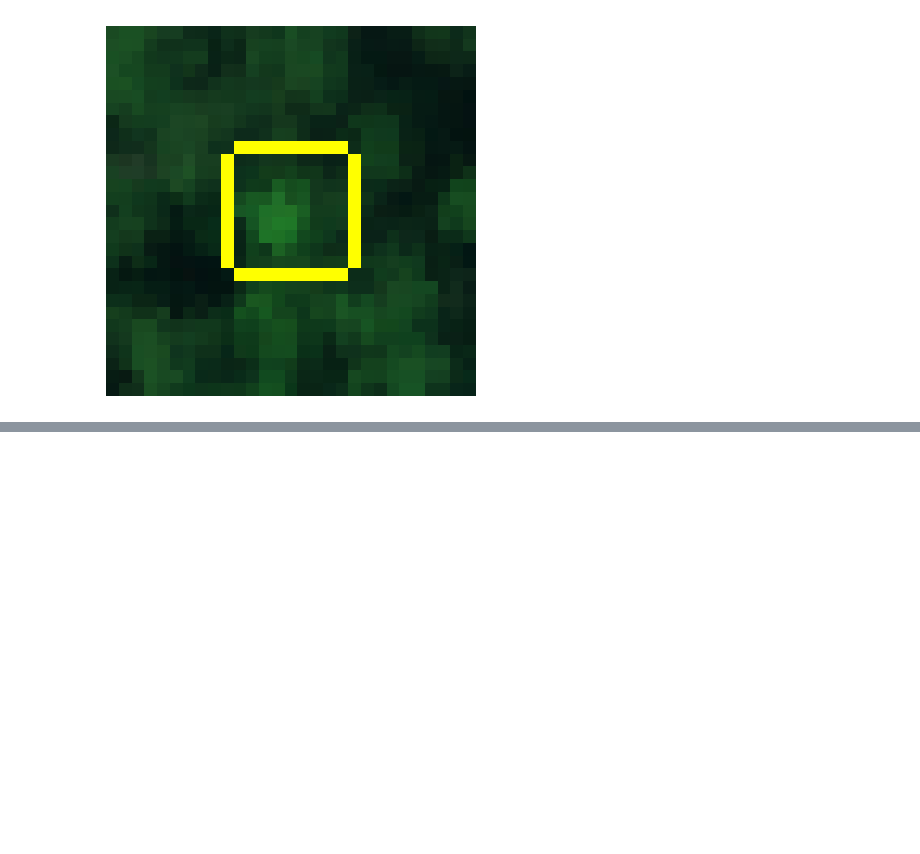
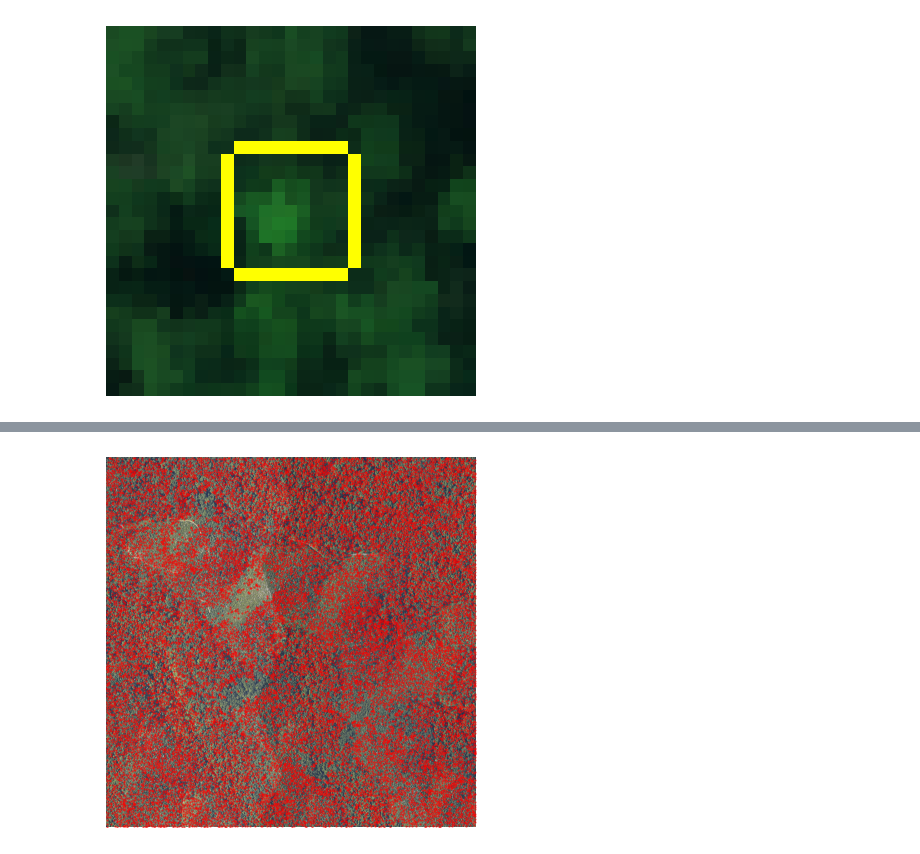
Before and after one commit to Kenneth-Mitchell/HMC-Thesis, a Jupyter notebook: scripts/figures.ipynb, the cells around one changed output, grey strips where cells are left out. Cells and saved outputs as stored; diff of their text form; code cells hidden in the pictures; blank space fills up the shorter version.

Commit message:
added some figure genreawtion and predict novel pheno

```diff
--- a/scripts/figures.ipynb
+++ b/scripts/figures.ipynb
@@ -431,0 +449,19 @@ Clipping input data to the valid range for imshow with RGB data ([0..1] for floa
+# %%
+sample_image_path = "/mnt/c/Users/kmitchell/Documents/GitHub/Thesis/input_data/rgb_test/2021_GRSM_5_275000_3951000_image.tif"
+phenogeo_csv = "/mnt/c/Users/kmitchell/Documents/GitHub/Thesis/temp_data/phenogeo.csv"
+from deepforest import main
+from deepforest import get_data
+from deepforest import utilities
+import matplotlib.pyplot as plt
+import rasterio
+import rasterio.features
+import rasterio.warp
+import os
+import pandas as pd
+from image import Image
+import numpy as np
+model = main.deepforest()
+model.use_release()
+
+img = Image(sample_image_path)
+df = pd.read_csv(phenogeo_csv)
@@ -431,0 +497,19 @@ Clipping input data to the valid range for imshow with RGB data ([0..1] for floa
+# %%
+def plot_trees(boxes):
+    centroids = []
+    for _, box in boxes.iterrows():
+        centroid = box[0] + (box[2] - box[0])/2, box[1] + (box[3] - box[1])/2
+        centroids.append(centroid)
+    centroids = np.array(centroids)
+    plt.scatter(centroids[:,1], centroids[:,0], c='r', s=.5, alpha=0.5)
+    plt.imshow(img.data.transpose(1,2,0))
+# %%
+#swap to y,x,c
+# plt.imshow(img.data.transpose(1,2,0))
+import numpy as np
+boxes = img.boxes.copy()
+plot_trees(boxes)
+plt.axis('off')
+plt.savefig('/mnt/c/Users/kmitchell/Documents/GitHub/Thesis/figure_final1.png',bbox_inches='tight')
+# %% [output]
+[figure, added]
```
Also changed, not shown: parts of 12 cells of this notebook, 4 other files.
